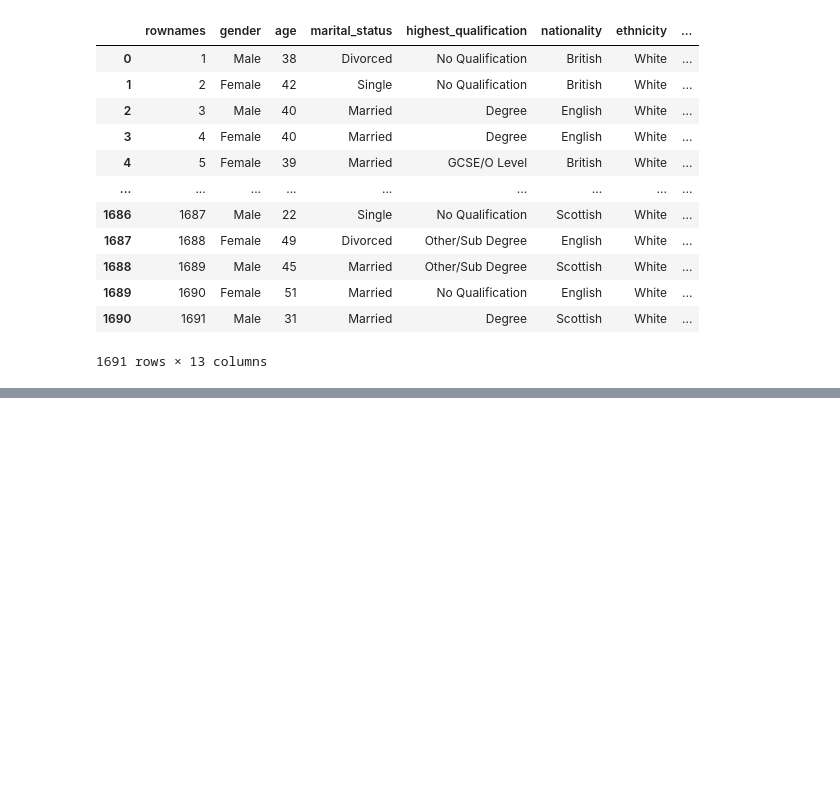
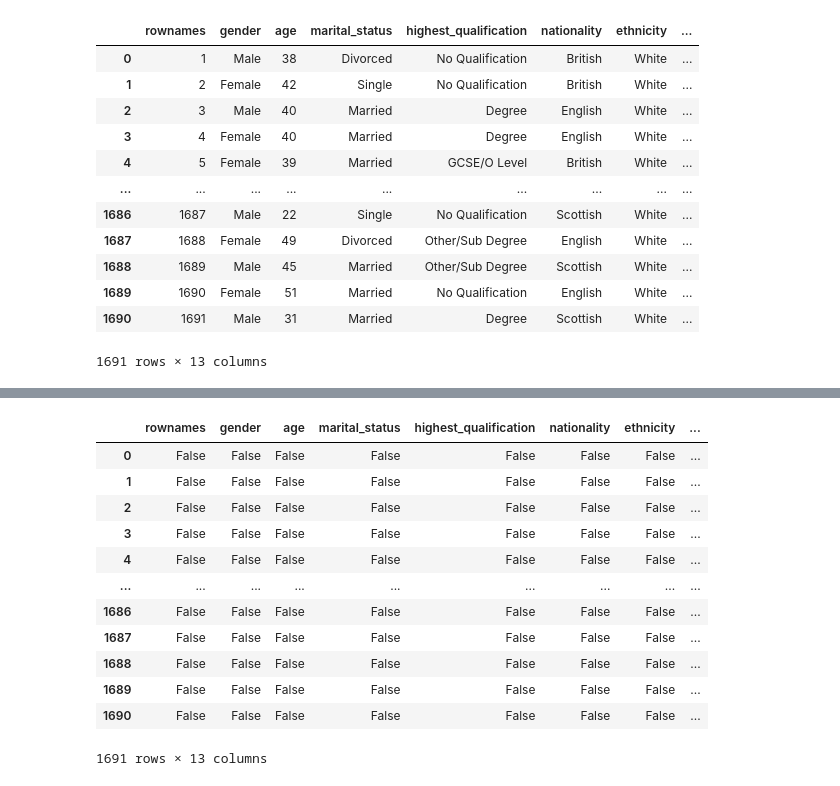
Before and after one commit to GeetAvaneesh/Exploratory-Data-Analytics-project-on-smoking-data-set-22BDS0343, a Jupyter notebook: 22BDS0343_EDA_Theory_GeetAvaneesh.ipynb, the cells around one changed output, grey strips where cells are left out. Cells and saved outputs as stored; diff of their text form; code cells hidden in the pictures; blank space fills up the shorter version.

```diff
--- a/22BDS0343_EDA_Theory_GeetAvaneesh.ipynb
+++ b/22BDS0343_EDA_Theory_GeetAvaneesh.ipynb
@@ -33,0 +220,16 @@ df
+# %%
+df.isnull()
+# %% [output]
+|  | rownames | gender | age | marital_status | highest_qualification | nationality | ethnicity | ... |
+| 0 | False | False | False | False | False | False | False | ... |
+| 1 | False | False | False | False | False | False | False | ... |
+| 2 | False | False | False | False | False | False | False | ... |
+| 3 | False | False | False | False | False | False | False | ... |
+| 4 | False | False | False | False | False | False | False | ... |
+| ... | ... | ... | ... | ... | ... | ... | ... | ... |
+| 1686 | False | False | False | False | False | False | False | ... |
+| 1687 | False | False | False | False | False | False | False | ... |
+| 1688 | False | False | False | False | False | False | False | ... |
+| 1689 | False | False | False | False | False | False | False | ... |
+| 1690 | False | False | False | False | False | False | False | ... |
+1691 rows × 13 columns
```
Also changed, not shown: parts of 48 cells of this notebook.
